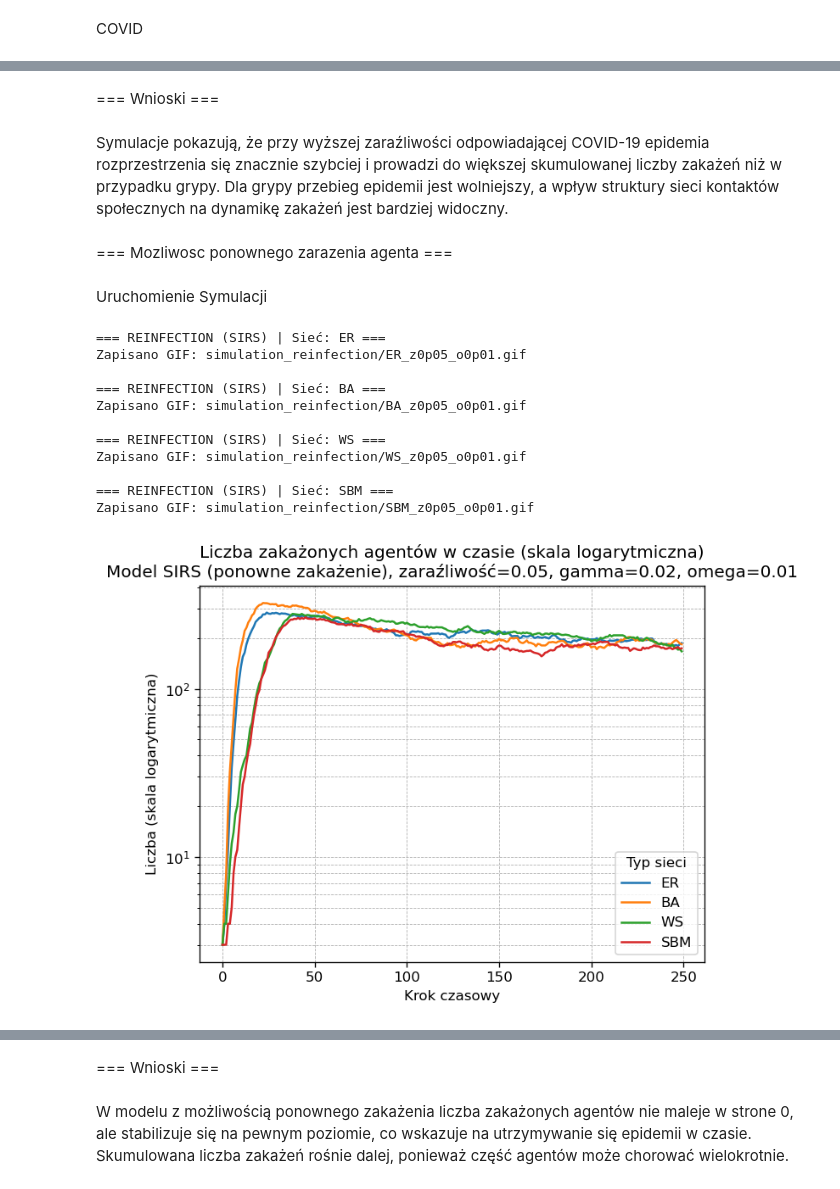
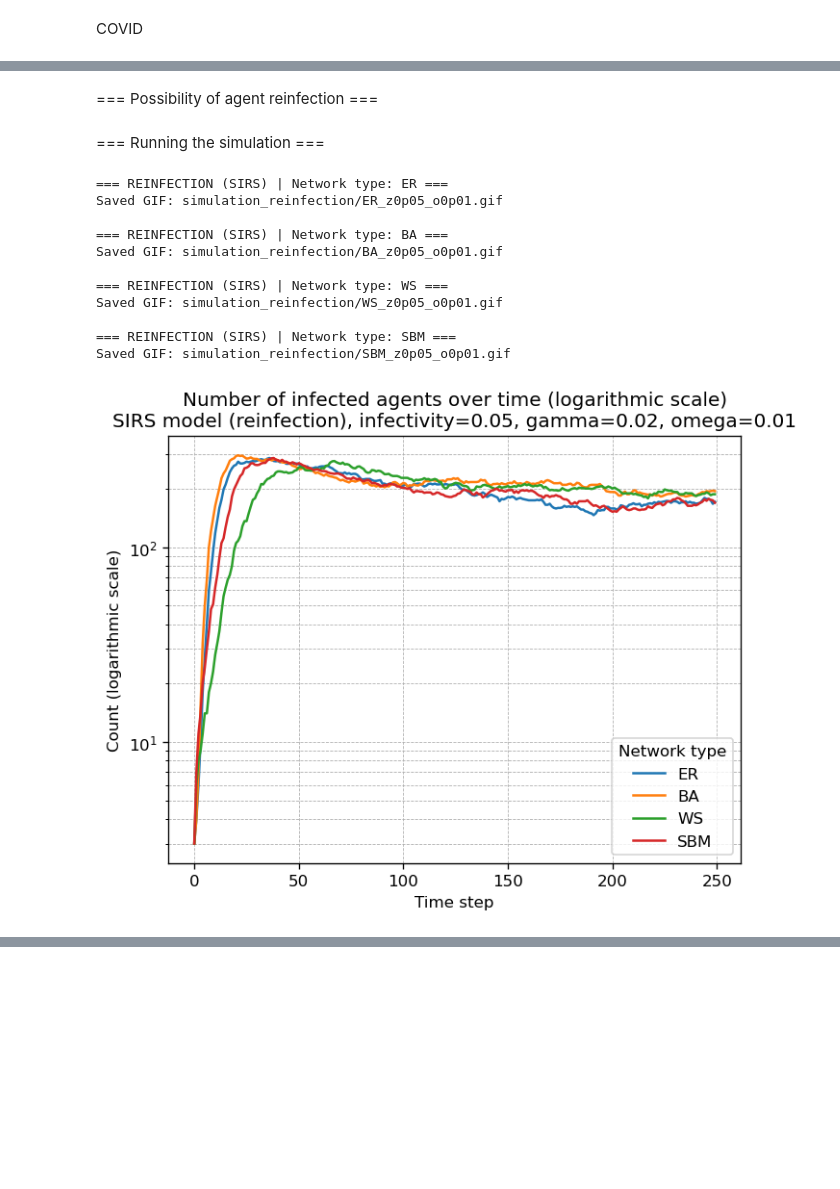
Before and after one commit to magmatti/agentic-epidemic-model, a Jupyter notebook: agentic_epidemic_model.ipynb, the cells around one changed output, grey strips where cells are left out. Drawn from its saved outputs; the diff is of its cells as text; code cells hidden in the pictures; blank space fills up the shorter version.

```diff
--- a/agentic_epidemic_model.ipynb
+++ b/agentic_epidemic_model.ipynb
@@ -318,9 +315,9 @@ def make_gif_for_network(
 
     color_map = {SUSC: "tab:blue", INF: "tab:red", REC: "tab:green"}
     legend_elements = [
-        Patch(facecolor="tab:blue", label="Podatni (S)"),
-        Patch(facecolor="tab:red", label="Zakażeni (I)"),
-        Patch(facecolor="tab:green", label="Ozdrowiali (R)")
+        Patch(facecolor="tab:blue", label="Susceptible (S)"),
+        Patch(facecolor="tab:red", label="Infected (I)"),
+        Patch(facecolor="tab:green", label="Recovered (R)")
     ]
 
     fig, ax = plt.subplots(figsize=(7, 6), dpi=FIG_DPI)
@@ -340,11 +337,13 @@ def make_gif_for_network(
         i_cnt = int(np.sum(st == INF))
         r_cnt = int(np.sum(st == REC))
 
-        ax.set_title(f"Epidemia SIR | sieć={network_type} | zaraźliwość={virus_infectivity} | klatka {i+1}/{len(frames_states)}")
+        ax.set_title(
+            f"SIR epidemic | network={network_type} | infectivity={virus_infectivity} | frame {i+1}/{len(frames_states)}"
+        )
         ax.legend(handles=legend_elements, loc="upper right", frameon=True)
         ax.text(
             0.02, 0.02,
-            f"Podatni (S): {s_cnt}\nZakażeni (I): {i_cnt}\nOzdrowiali (R): {r_cnt}",
+            f"Susceptible (S): {s_cnt}\nInfected (I): {i_cnt}\nRecovered (R): {r_cnt}",
             transform=ax.transAxes,
             fontsize=10,
             verticalalignment="bottom",
@@ -659,8 +653,4 @@ Zapisano GIF: simulation_flu/SBM_z0p04.gif
-# %% [markdown]
-=== Wnioski ===
-# %% [markdown]
-Symulacje pokazują, że przy wyższej zaraźliwości odpowiadającej COVID-19 epidemia rozprzestrzenia się znacznie szybciej i prowadzi do większej skumulowanej liczby zakażeń niż w przypadku grypy. Dla grypy przebieg epidemii jest wolniejszy, a wpływ struktury sieci kontaktów społecznych na dynamikę zakażeń jest bardziej widoczny.
 # %% [markdown]
-=== Mozliwosc ponownego zarazenia agenta ===
+=== Possibility of agent reinfection ===
 # %%
 VIRUS_INFECTIVITY_REINF = 0.05
@@ -809,12 +801,12 @@ def make_gif_sirs(G, T, states_init, attrs, network_type, virus_infectivity, gam
     plt.close(fig)
     return out_path
 # %% [markdown]
-Uruchomienie Symulacji
+=== Running the simulation ===
 # %%
 IM_RESULTS_REINF = {}
 
 for nt in NETWORK_TYPES:
-    print(f"\n=== REINFECTION (SIRS) | Sieć: {nt} ===")
+    print(f"\n=== REINFECTION (SIRS) | Network type: {nt} ===")
 
     G_nt = build_network(nt, N_AGENTS, seed=RANDOM_SEED)
     states0 = init_states(N_AGENTS, N_INIT_INFECTED)
@@ -846,52 +838,52 @@ for nt in NETWORK_TYPES:
         layout_name=GIF_LAYOUT,
         out_dir=REINF_DIR
     )
-    print("Zapisano GIF:", gif_path)
+    print("Saved GIF:", gif_path)
 
-# WYKRES 1: I(t) - liczba zakażonych w czasie
+# PLOT 1: I(t) – number of infected over time
 plt.figure(dpi=FIG_DPI)
 for nt in NETWORK_TYPES:
     I = IM_RESULTS_REINF[nt]["I"]
     t = np.arange(len(I))
     plt.semilogy(t, safe_log_values(I), label=f"{nt}")
 
 plt.title(
-    "Liczba zakażonych agentów w czasie (skala logarytmiczna)\n"
-    f"Model SIRS (ponowne zakażenie), zaraźliwość={VIRUS_INFECTIVITY_REINF}, gamma={GAMMA}, omega={OMEGA}"
+    "Number of infected agents over time (logarithmic scale)\n"
+    f"SIRS model (reinfection), infectivity={VIRUS_INFECTIVITY_REINF}, gamma={GAMMA}, omega={OMEGA}"
 )
-plt.xlabel("Krok czasowy")
-plt.ylabel("Liczba (skala logarytmiczna)")
-plt.legend(title="Typ sieci")
+plt.xlabel("Time step")
+plt.ylabel("Count (logarithmic scale)")
+plt.legend(title="Network type")
 plt.grid(True, which="both", linestyle="--", linewidth=0.5)
 plt.show()
 
-# WYKRES 2: skumulowana liczba zakażonych
+# PLOT 2: cumulative number of infected
 plt.figure(dpi=FIG_DPI)
 for nt in NETWORK_TYPES:
     new_inf = IM_RESULTS_REINF[nt]["new_infections"]
     cumulative = np.cumsum(new_inf) + N_INIT_INFECTED
     t = np.arange(len(cumulative))
     plt.semilogy(t, safe_log_values(cumulative), label=f"{nt}")
 
 plt.title(
-    "Skumulowana liczba agentów, którzy zarazili się do tej pory (skala logarytmiczna)\n"
-    f"Model SIRS (ponowne zakażenie), zaraźliwość={VIRUS_INFECTIVITY_REINF}, gamma={GAMMA}, omega={OMEGA}"
+    "Cumulative number of agents infected so far (logarithmic scale)\n"
+    f"SIRS model (reinfection), infectivity={VIRUS_INFECTIVITY_REINF}, gamma={GAMMA}, omega={OMEGA}"
 )
-plt.xlabel("Krok czasowy")
-plt.ylabel("Liczba (skala logarytmiczna)")
-plt.legend(title="Typ sieci")
+plt.xlabel("Time step")
+plt.ylabel("Count (logarithmic scale)")
+plt.legend(title="Network type")
 plt.grid(True, which="both", linestyle="--", linewidth=0.5)
 plt.show()
 # %% [output]
-=== REINFECTION (SIRS) | Sieć: ER ===
-Zapisano GIF: simulation_reinfection/ER_z0p05_o0p01.gif
+=== REINFECTION (SIRS) | Network type: ER ===
+Saved GIF: simulation_reinfection/ER_z0p05_o0p01.gif
 
-=== REINFECTION (SIRS) | Sieć: BA ===
-Zapisano GIF: simulation_reinfection/BA_z0p05_o0p01.gif
+=== REINFECTION (SIRS) | Network type: BA ===
+Saved GIF: simulation_reinfection/BA_z0p05_o0p01.gif
 
-=== REINFECTION (SIRS) | Sieć: WS ===
-Zapisano GIF: simulation_reinfection/WS_z0p05_o0p01.gif
+=== REINFECTION (SIRS) | Network type: WS ===
+Saved GIF: simulation_reinfection/WS_z0p05_o0p01.gif
 
-=== REINFECTION (SIRS) | Sieć: SBM ===
-Zapisano GIF: simulation_reinfection/SBM_z0p05_o0p01.gif
+=== REINFECTION (SIRS) | Network type: SBM ===
+Saved GIF: simulation_reinfection/SBM_z0p05_o0p01.gif
-[figure, old version]
+[figure, new version]
@@ -899,4 +890,0 @@ Zapisano GIF: simulation_reinfection/SBM_z0p05_o0p01.gif
-# %% [markdown]
-=== Wnioski ===
-# %% [markdown]
-W modelu z możliwością ponownego zakażenia liczba zakażonych agentów nie maleje w strone 0, ale stabilizuje się na pewnym poziomie, co wskazuje na utrzymywanie się epidemii w czasie. Skumulowana liczba zakażeń rośnie dalej, ponieważ część agentów może chorować wielokrotnie.
```
Also changed, not shown: parts of 33 cells of this notebook, 16 other files.
